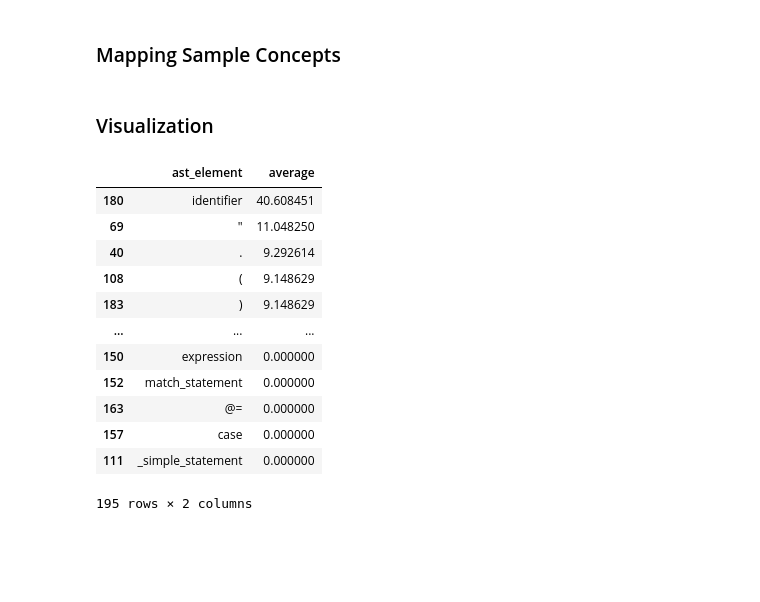
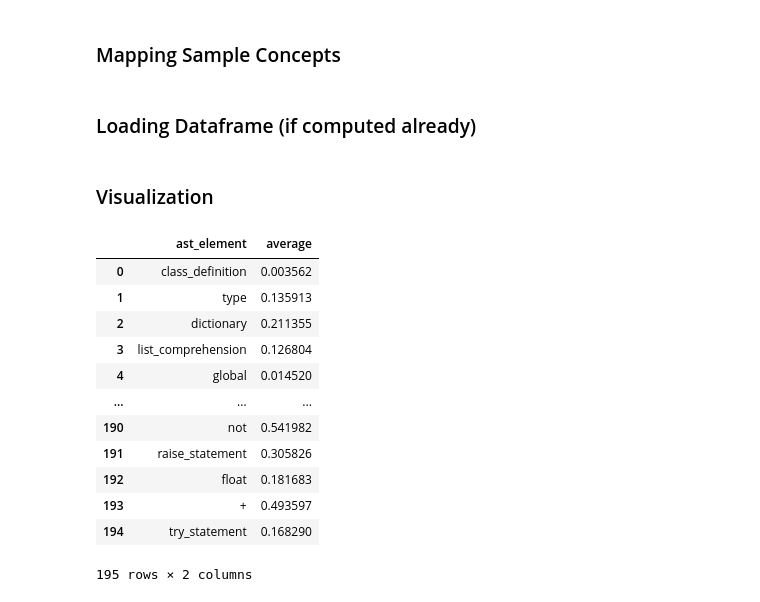
Before and after one commit to WM-SEMERU/CodeSyntaxConcept, a Jupyter notebook: experimental_notebooks/experimental_analysis.ipynb, the cells around one changed output. Saved outputs shown, nothing was run; the diff lists cells and outputs as text; code cells hidden in the pictures; blank space fills up the shorter version.

```diff
--- a/experimental_notebooks/experimental_analysis.ipynb
+++ b/experimental_notebooks/experimental_analysis.ipynb
@@ -47,21 +48,25 @@ for node_id, node_frequency in enumerate(test_set_node_frequencies):
     node_frequencies_dataframe.loc[len(node_frequencies_dataframe.index)] = [parser.tokenizer.node_types[node_id], node_frequency]
 # %%
 node_frequencies_dataframe.to_csv('output/node_frequencies_dataframe.csv')
+# %% [markdown]
+### Loading Dataframe (if computed already)
+# %%
+node_frequencies_dataframe = pd.read_csv('output/node_frequencies_dataframe.csv')
 # %% [markdown]
 ### Visualization
-# %%
-node_frequencies_dataframe.sort_values(by=['average'], ascending=False)
-# %% [output]
-|  | ast_element | average |
-| 180 | identifier | 40.608451 |
-| 69 | " | 11.048250 |
-| 40 | . | 9.292614 |
-| 108 | ( | 9.148629 |
-| 183 | ) | 9.148629 |
-| ... | ... | ... |
-| 150 | expression | 0.000000 |
-| 152 | match_statement | 0.000000 |
-| 163 | @= | 0.000000 |
-| 157 | case | 0.000000 |
-| 111 | _simple_statement | 0.000000 |
-195 rows × 2 columns
+# %%
+node_frequencies_dataframe
+# %% [output]
+|  | ast_element | average |
+| 0 | class_definition | 0.003562 |
+| 1 | type | 0.135913 |
+| 2 | dictionary | 0.211355 |
+| 3 | list_comprehension | 0.126804 |
+| 4 | global | 0.014520 |
+| ... | ... | ... |
+| 190 | not | 0.541982 |
+| 191 | raise_statement | 0.305826 |
+| 192 | float | 0.181683 |
+| 193 | + | 0.493597 |
+| 194 | try_statement | 0.168290 |
+195 rows × 2 columns
```
Also changed, not shown: parts of 3 cells of this notebook, 1 other file.
